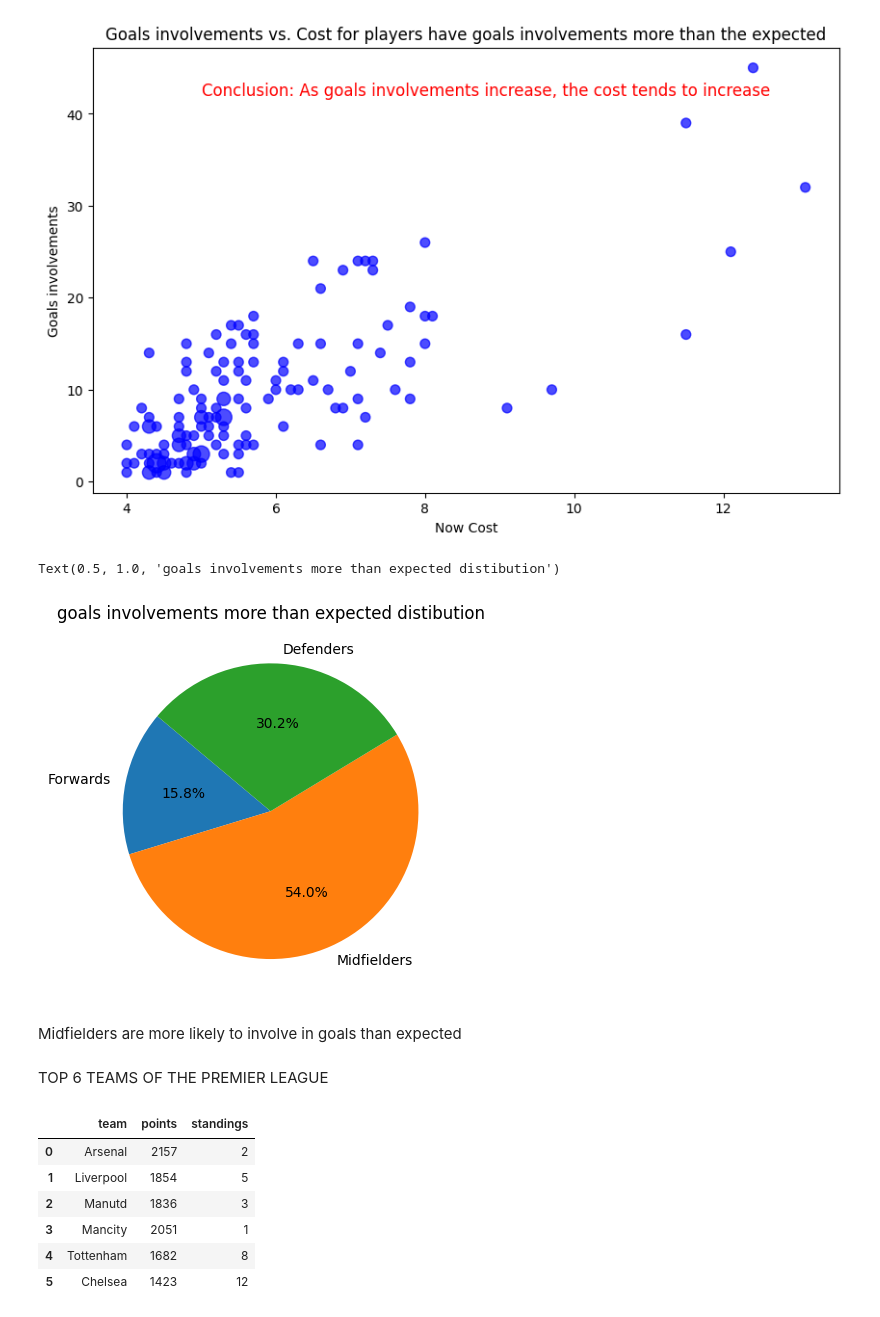
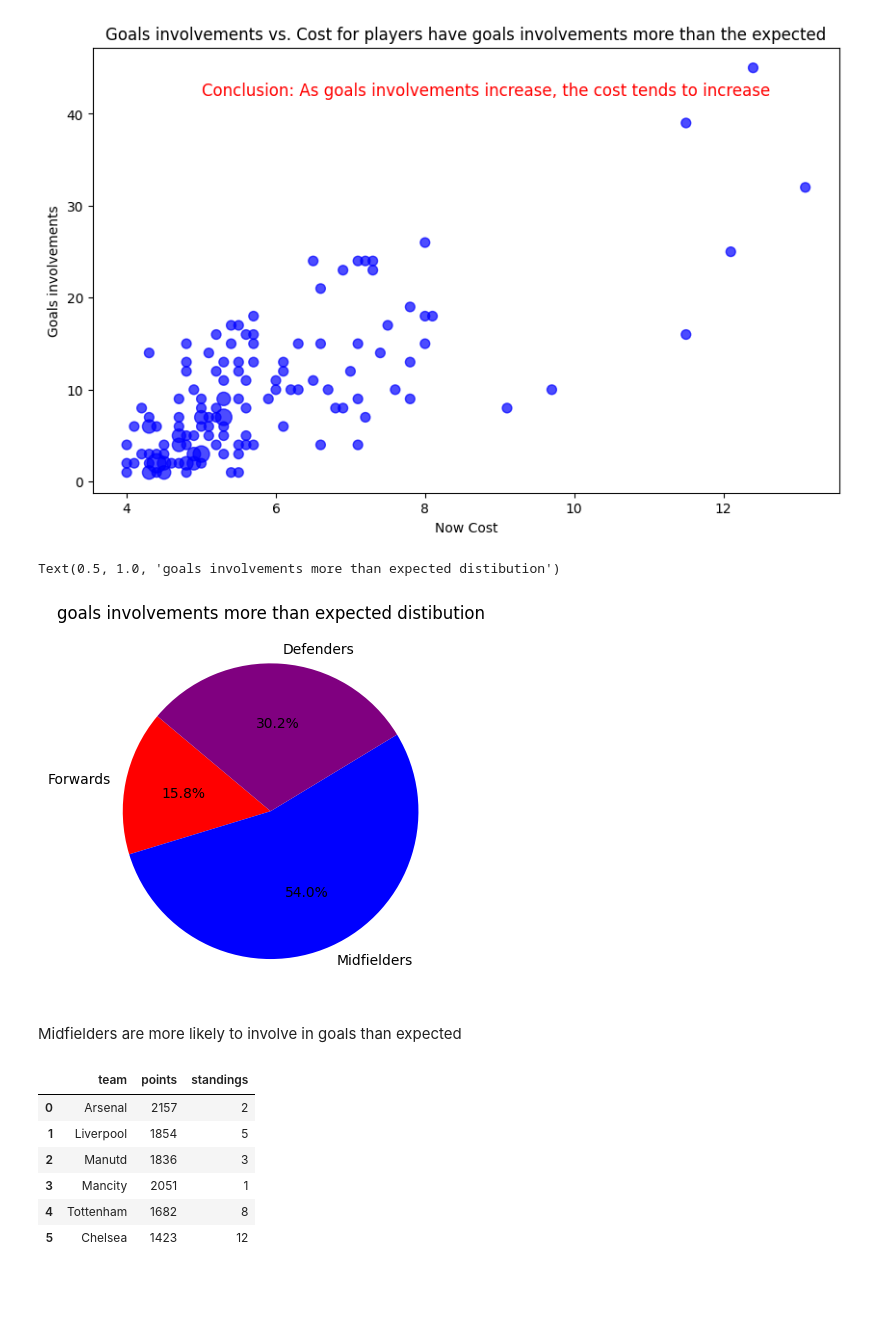
Before and after one commit to borhenDH/Fantasy-premier-league-Data-Analysis-and-Visualisation, a Jupyter notebook: analysis.ipynb, the cells around one changed output. Drawn from its saved outputs; the diff is of its cells as text; code cells hidden in the pictures; blank space fills up the shorter version.

```diff
--- a/analysis.ipynb
+++ b/analysis.ipynb
@@ -208,15 +208,14 @@ fwd_percentage=len(more_than_expected_forwards) / len(more_than_expected) * 100
 mid_percentage=len(more_than_expected_midfielders) / len(more_than_expected) * 100
 def_percentage=len(more_than_expected_defenders) / len(more_than_expected) * 100
 # %%
-plt.pie([fwd_percentage,mid_percentage,def_percentage], labels=['Forwards','Midfielders','Defenders'], autopct='%1.1f%%', startangle=140)
+colors = ['red', 'blue', 'purple']
+plt.pie([fwd_percentage,mid_percentage,def_percentage], labels=['Forwards','Midfielders','Defenders'],colors=colors, autopct='%1.1f%%', startangle=140)
 plt.title('goals involvements more than expected distibution')
 # %% [output]
 Text(0.5, 1.0, 'goals involvements more than expected distibution')
-[figure, old version]
+[figure, new version]
 # %% [markdown]
 Midfielders are more likely to involve in goals than expected
-# %% [markdown]
-TOP 6 TEAMS OF THE PREMIER LEAGUE
 # %%
 ## Top 6
 
```
